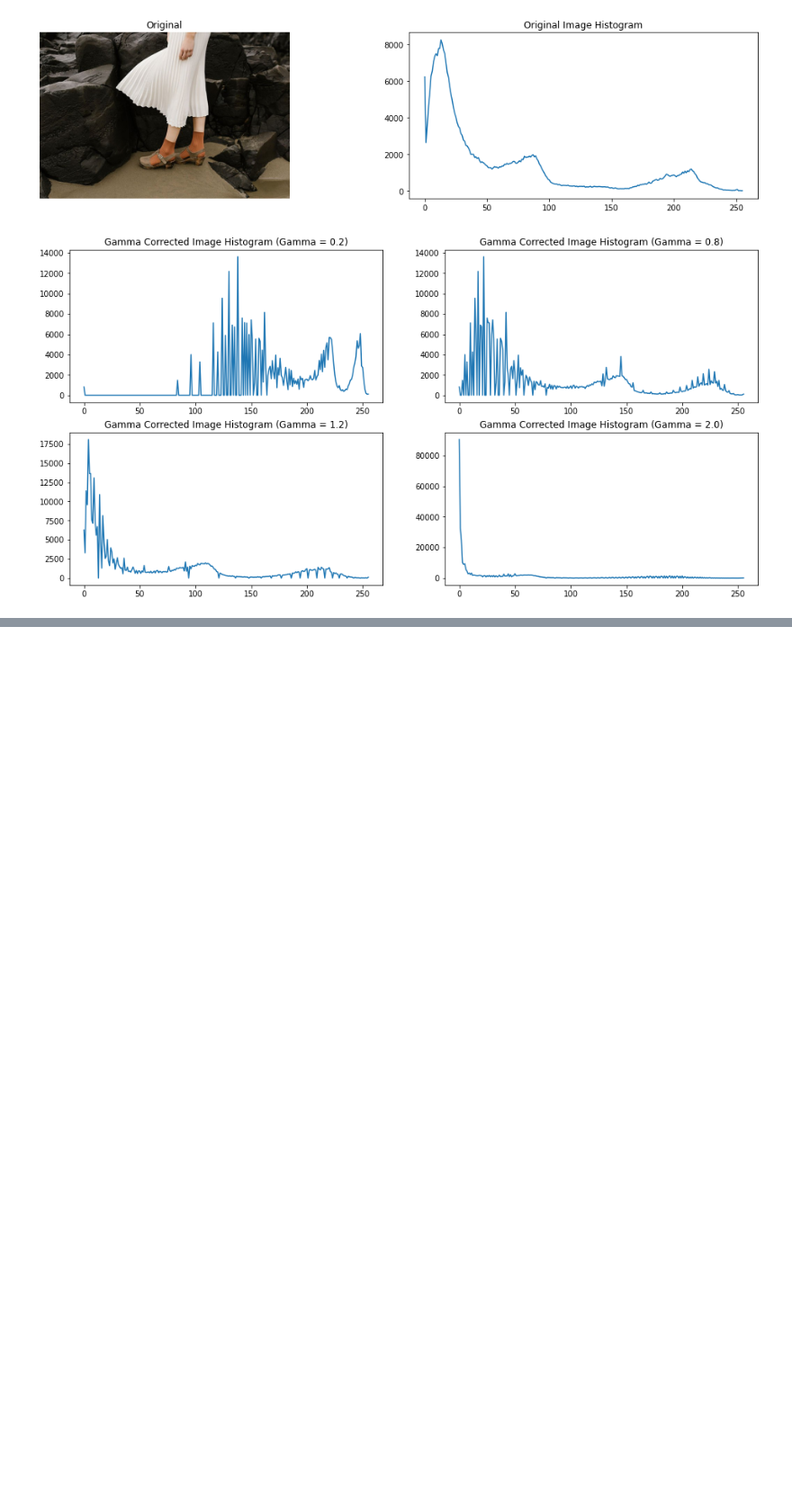
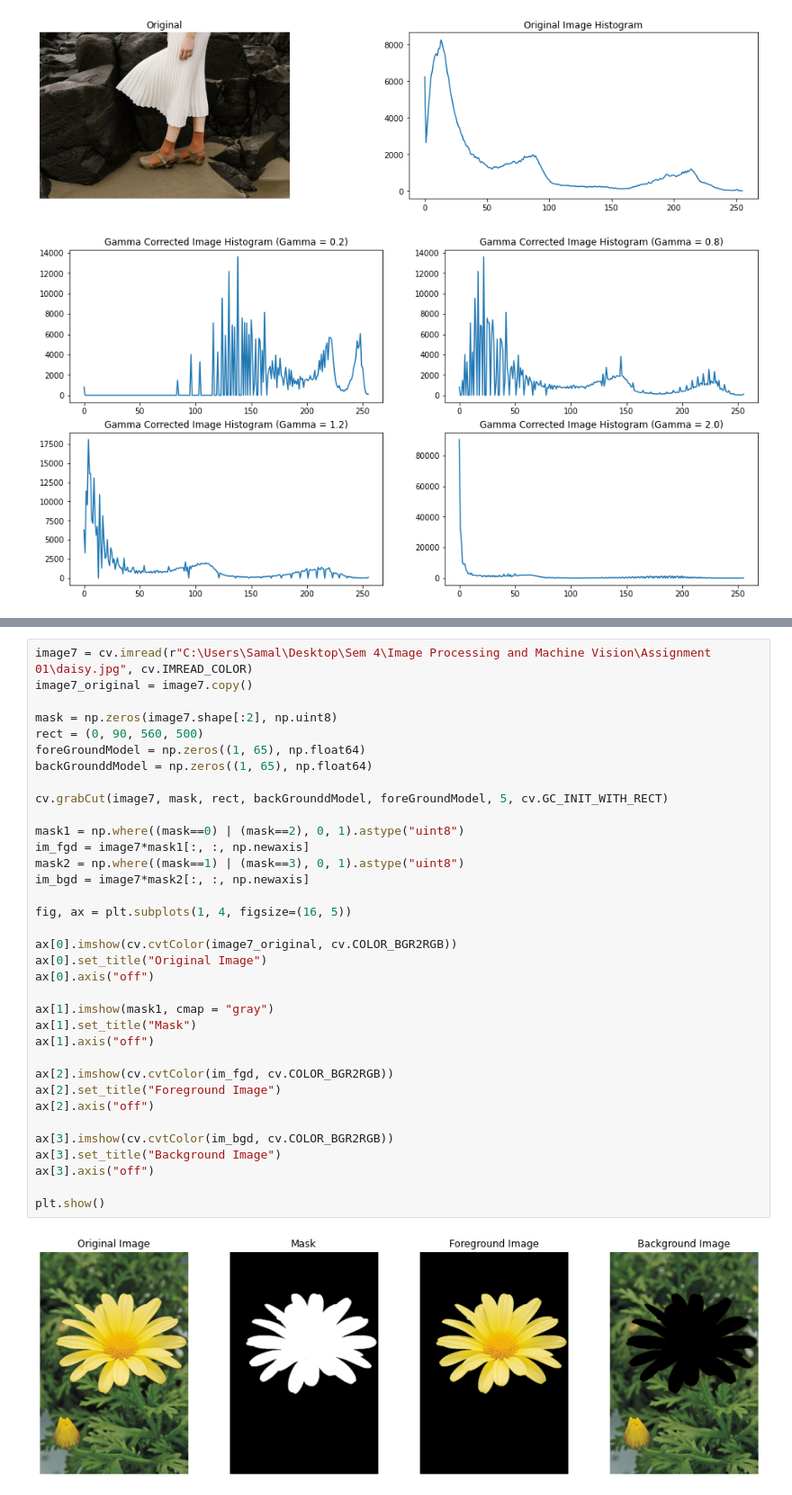
Before and after one commit to SamalPunsara/Assignment-01, a Jupyter notebook: Assignment01.ipynb, the cells around one changed output, grey strips where cells are left out. Shown at 90% size. Drawn from its saved outputs; the diff is of its cells as text; blank space fills up the shorter version.

```diff
--- a/Assignment01.ipynb
+++ b/Assignment01.ipynb
@@ -227,0 +308,37 @@ plt.show()
+# %%
+image7 = cv.imread(r"C:\Users\Samal\Desktop\Sem 4\Image Processing and Machine Vision\Assignment 01\daisy.jpg", cv.IMREAD_COLOR)
+image7_original = image7.copy()
+
+mask = np.zeros(image7.shape[:2], np.uint8)
+rect = (0, 90, 560, 500)
+foreGroundModel = np.zeros((1, 65), np.float64)
+backGrounddModel = np.zeros((1, 65), np.float64)
+
+cv.grabCut(image7, mask, rect, backGrounddModel, foreGroundModel, 5, cv.GC_INIT_WITH_RECT)
+
+mask1 = np.where((mask==0) | (mask==2), 0, 1).astype("uint8")
+im_fgd = image7*mask1[:, :, np.newaxis]
+mask2 = np.where((mask==1) | (mask==3), 0, 1).astype("uint8")
+im_bgd = image7*mask2[:, :, np.newaxis]
+
+fig, ax = plt.subplots(1, 4, figsize=(16, 5))
+
+ax[0].imshow(cv.cvtColor(image7_original, cv.COLOR_BGR2RGB))
+ax[0].set_title("Original Image")
+ax[0].axis("off")
+
+ax[1].imshow(mask1, cmap = "gray")
+ax[1].set_title("Mask")
+ax[1].axis("off")
+
+ax[2].imshow(cv.cvtColor(im_fgd, cv.COLOR_BGR2RGB))
+ax[2].set_title("Foreground Image")
+ax[2].axis("off")
+
+ax[3].imshow(cv.cvtColor(im_bgd, cv.COLOR_BGR2RGB))
+ax[3].set_title("Background Image")
+ax[3].axis("off")
+
+plt.show()
+# %% [output]
+[figure, added]
```
Also changed, not shown: parts of 5 cells of this notebook.
